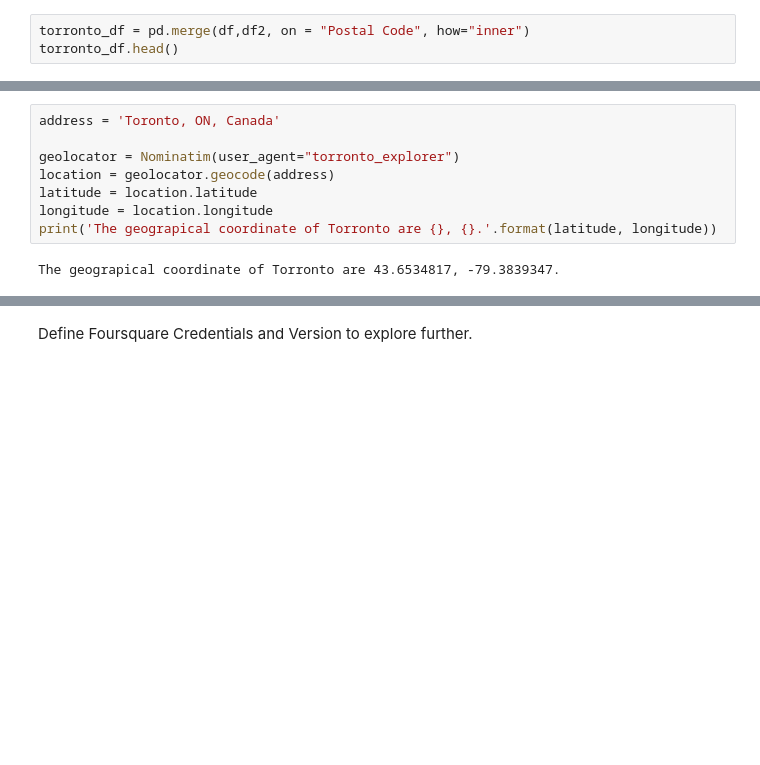
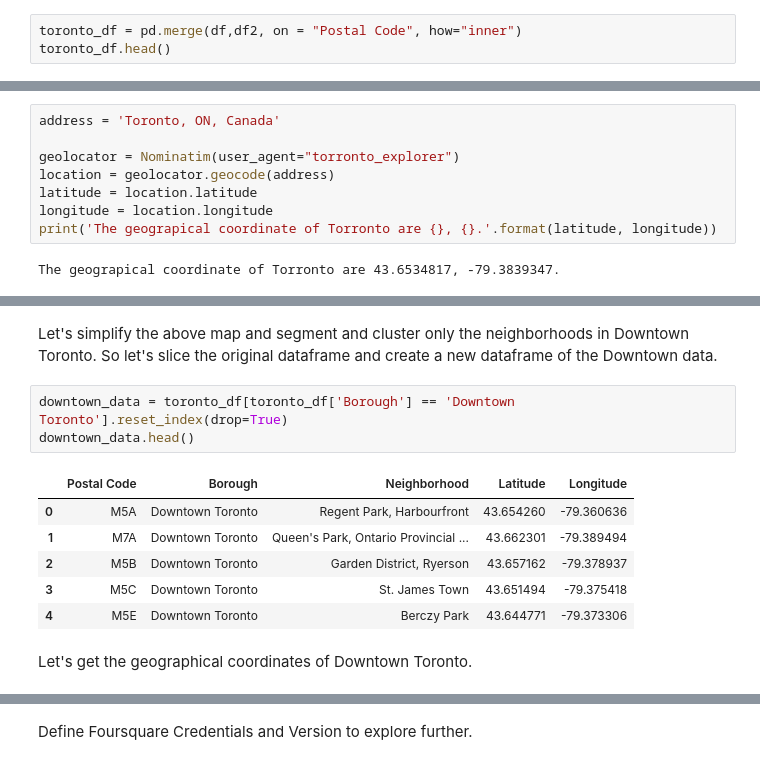
Before and after one commit to vikapats/Coursera_Capstone, a Jupyter notebook: Segmenting and Clustering Neighborhoods in Toronto.ipynb, the cells around one changed output, grey strips where cells are left out. Drawn from its saved outputs; the diff is of its cells as text; blank space fills up the shorter version.

```diff
--- a/Segmenting and Clustering Neighborhoods in Toronto.ipynb
+++ b/Segmenting and Clustering Neighborhoods in Toronto.ipynb
@@ -108,8 +112,8 @@ df2.head()
 # %% [markdown]
 Next, let's combine two dataframes.
 # %%
-torronto_df = pd.merge(df,df2, on = "Postal Code", how="inner")
-torronto_df.head()
+toronto_df = pd.merge(df,df2, on = "Postal Code", how="inner")
+toronto_df.head()
 # %% [output]
 |  | Postal Code | Borough | Neighborhood | Latitude | Longitude |
 | 0 | M3A | North York | Parkwoods | 43.753259 | -79.329656 |
@@ -155,2 +159,16 @@ map_torronto
 # %% [output]
 [interactive output not drawn]
+# %% [markdown]
+Let's simplify the above map and segment and cluster only the neighborhoods in Downtown Toronto. So let's slice the original dataframe and create a new dataframe of the Downtown data.
+# %%
+downtown_data = toronto_df[toronto_df['Borough'] == 'Downtown Toronto'].reset_index(drop=True)
+downtown_data.head()
+# %% [output]
+|  | Postal Code | Borough | Neighborhood | Latitude | Longitude |
+| 0 | M5A | Downtown Toronto | Regent Park, Harbourfront | 43.654260 | -79.360636 |
+| 1 | M7A | Downtown Toronto | Queen's Park, Ontario Provincial ... | 43.662301 | -79.389494 |
+| 2 | M5B | Downtown Toronto | Garden District, Ryerson | 43.657162 | -79.378937 |
+| 3 | M5C | Downtown Toronto | St. James Town | 43.651494 | -79.375418 |
+| 4 | M5E | Downtown Toronto | Berczy Park | 43.644771 | -79.373306 |
+# %% [markdown]
+Let's get the geographical coordinates of Downtown Toronto.
```
Also changed, not shown: parts of 40 cells of this notebook.
